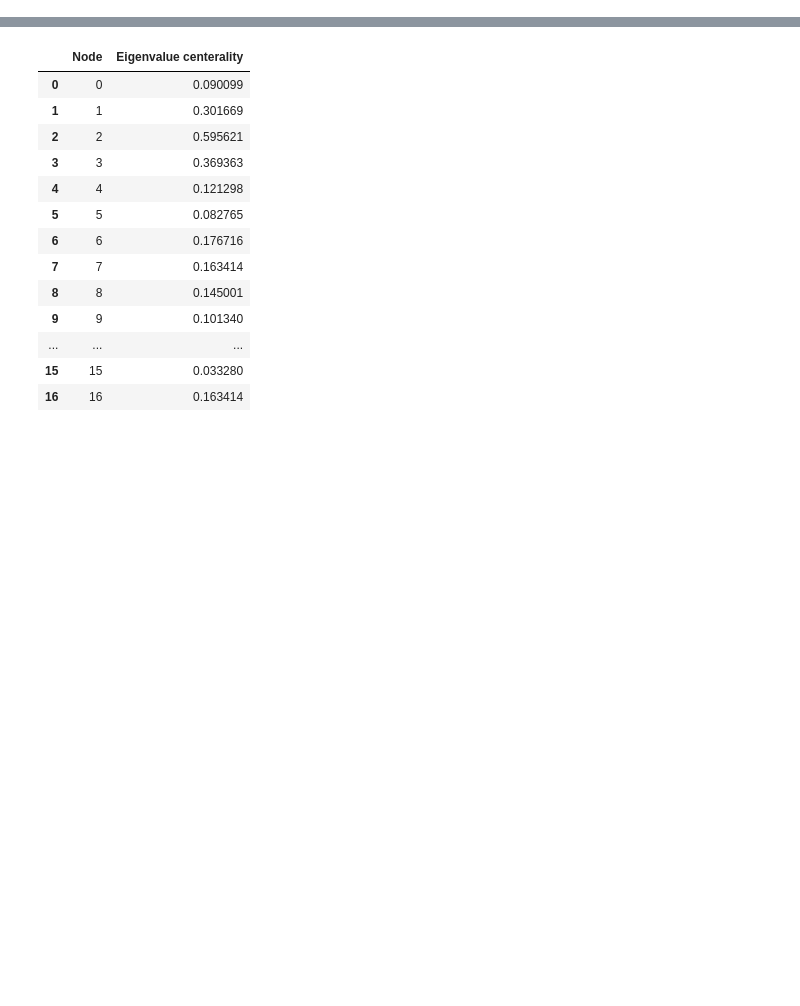
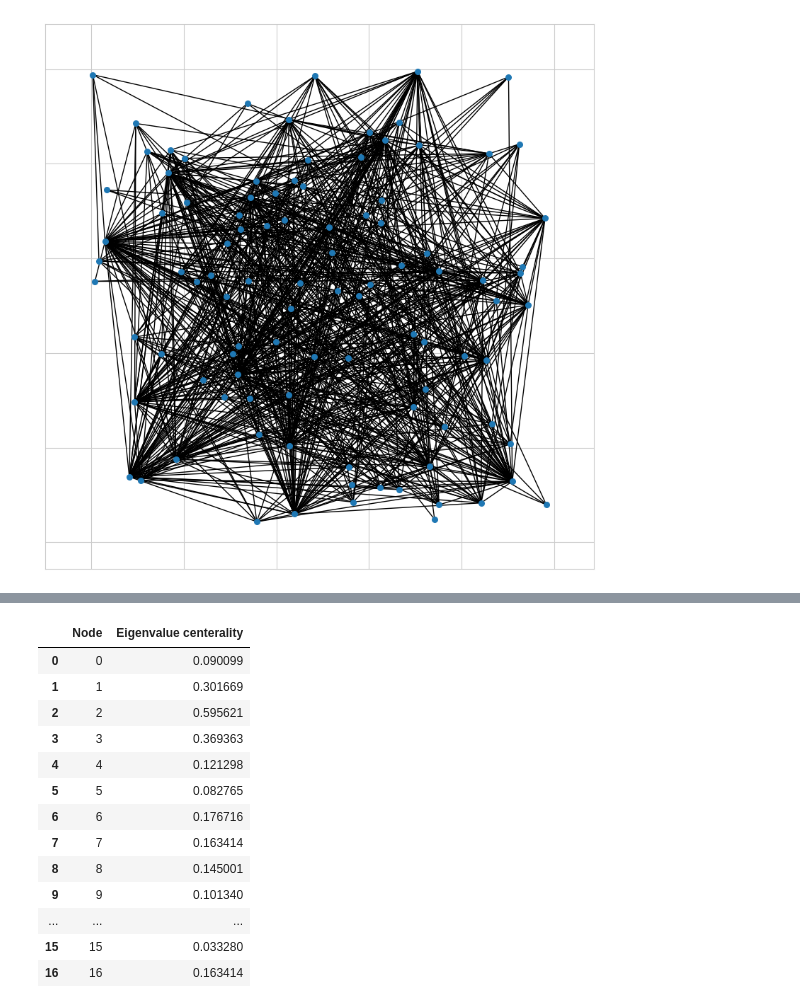
Before and after one commit to navidmafi/sna-semnanuniversity, a Jupyter notebook: main.ipynb, the cells around one changed output, grey strips where cells are left out. Drawn from its saved outputs; the diff is of its cells as text; code cells hidden in the pictures; blank space fills up the shorter version.

```diff
--- a/main.ipynb
+++ b/main.ipynb
@@ -25,12 +31,0 @@ graph = nx.barabasi_albert_graph(50, 1)
-# %%
-def vizgraph(G):
-    plt.figure(figsize=(10, 8), dpi = 100)
-    pos = nx.kamada_kawai_layout(G)
-    nx.draw(
-        G, pos, with_labels=False, node_size=30
-    )
-
-    plt.show()
-
-
-vizgraph(graph)
@@ -38,0 +68,71 @@ vizgraph(graph)
+# %%
+# def random_walk_sampling(G, num_steps=1000):
+#     sampled_nodes = set()
+#     sampled_edges = set()
+
+#     start_node = random.choice(list(G.nodes()))
+#     current_node = start_node
+
+#     for _ in range(num_steps):
+#         sampled_nodes.add(current_node)
+
+#         neighbors = list(G.neighbors(current_node))
+#         if not neighbors:
+#             break
+
+#         next_node = random.choice(neighbors)
+#         sampled_edges.add((current_node, next_node))
+#         current_node = next_node
+
+#     sampled_subgraph = nx.Graph()
+#     sampled_subgraph.add_nodes_from(sampled_nodes)
+#     sampled_subgraph.add_edges_from(sampled_edges)
+#     show_graph_info(sampled_subgraph)
+
+#     return sampled_subgraph
+
+# def sample_graph(G, sample_fraction=0.1):
+#     nodes = list(G.nodes())
+#     sample_size = int(len(nodes) * sample_fraction)
+#     sampled_nodes = random.sample(nodes, sample_size)
+#     sampled_subgraph = G.subgraph(sampled_nodes).copy()
+#     show_graph_info(sampled_subgraph)
+#     return sampled_subgraph
+
+def random_walk_sampling(G, start_node, num_steps):
+    sampled_nodes = {start_node}
+    current_node = start_node
+    for _ in range(num_steps):
+        neighbors = list(G.neighbors(current_node))
+        if neighbors:
+            next_node = random.choice(neighbors)
+            sampled_nodes.add(next_node)
+            current_node = next_node
+        else:
+            break  # end the walk if no neighbors are available
+    return G.subgraph(sampled_nodes)
+
+
+def sample_graph(G) :
+    start_node = random.choice(list(G.nodes()))
+    num_steps = 100
+
+    sampled_graph = random_walk_sampling(G, start_node, num_steps)
+
+    return sampled_graph
+
+def vizgraph(G):
+    plt.figure(figsize=(10, 10), dpi=100)
+    pos = nx.random_layout(G,seed=123)
+    nx.draw_networkx(G, pos, with_labels=False, node_size=30)
+    # labels = nx.get_edge_attributes(G,'weight')
+    # nx.draw_networkx_edge_labels(G,pos,edge_labels=labels)
+
+    plt.show()
+
+
+
+graph_sample = sample_graph(graph)
+show_graph_info(graph_sample)
+vizgraph(graph_sample)
+# %% [output]
@@ -39 +147,2 @@ vizgraph(graph)
+[figure, added]
 # %%
```
Also changed, not shown: parts of 9 cells of this notebook, 3 other files.
